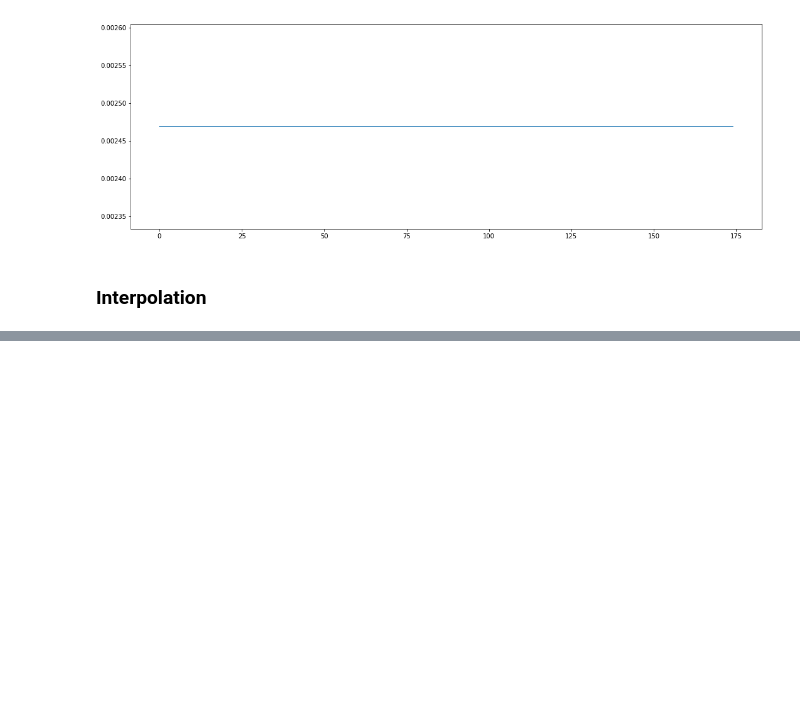
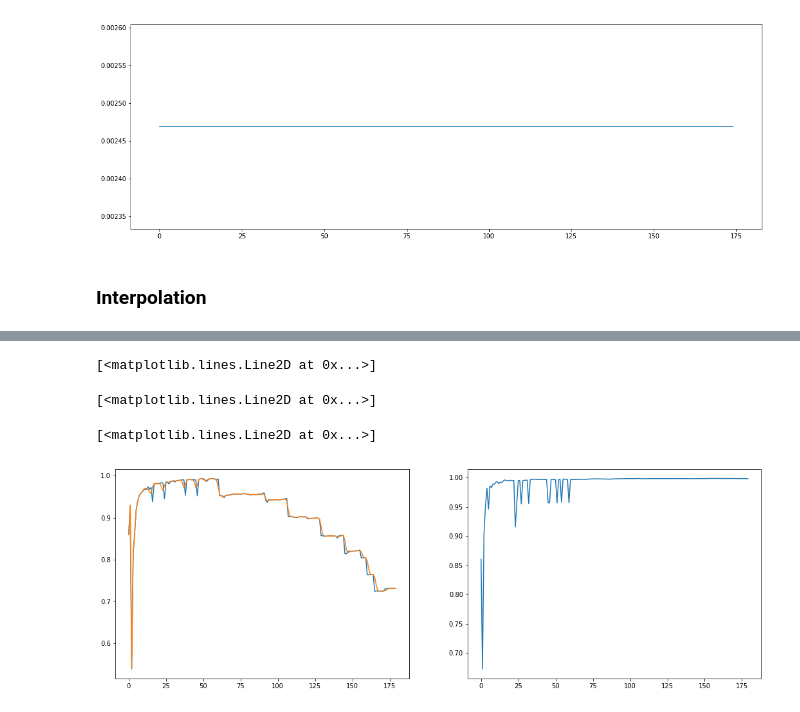
Before and after one commit to Intelligent-Systems-Phystech/ProjectSampleSize, a Jupyter notebook: TorchError.ipynb, the cells around one changed output, grey strips where cells are left out. Saved outputs shown, nothing was run; the diff lists cells and outputs as text; code cells hidden in the pictures; blank space fills up the shorter version.

```diff
--- a/TorchError.ipynb
+++ b/TorchError.ipynb
@@ -715,0 +823,25 @@ ValueError: window_length must be odd.
+# %%
+fig=plt.figure(figsize=(18,6))
+i = 0
+
+features = "+".join(map(str, verify_datasets[i].iloc[:,:-1].columns))
+y, X = dmatrices('v ~' + features, verify_datasets[i], return_type='dataframe')
+
+vif = np.array(sorted([variance_inflation_factor(X.values, k) for k in range(X.shape[1])]))
+vif[np.isinf(vif)] = 1e10
+
+ax = fig.add_subplot(121)
+x = net(Variable(torch.FloatTensor(vif))).data.numpy()
+ax.plot(x)
+y = bspline(x, len(x))
+y = bspline(y, len(x), degree=2)
+y = bspline(y, len(x), degree=1)
+ax.plot(np.hstack((x[:10],y[10:])))
+
+ax = fig.add_subplot(122)
+ax.plot(verify_results[i][:, -1])
+# %% [output]
+[<matplotlib.lines.Line2D at 0x...>]
+[<matplotlib.lines.Line2D at 0x...>]
+[<matplotlib.lines.Line2D at 0x...>]
+[figure, added]
```
Also changed, not shown: parts of 7 cells of this notebook.
